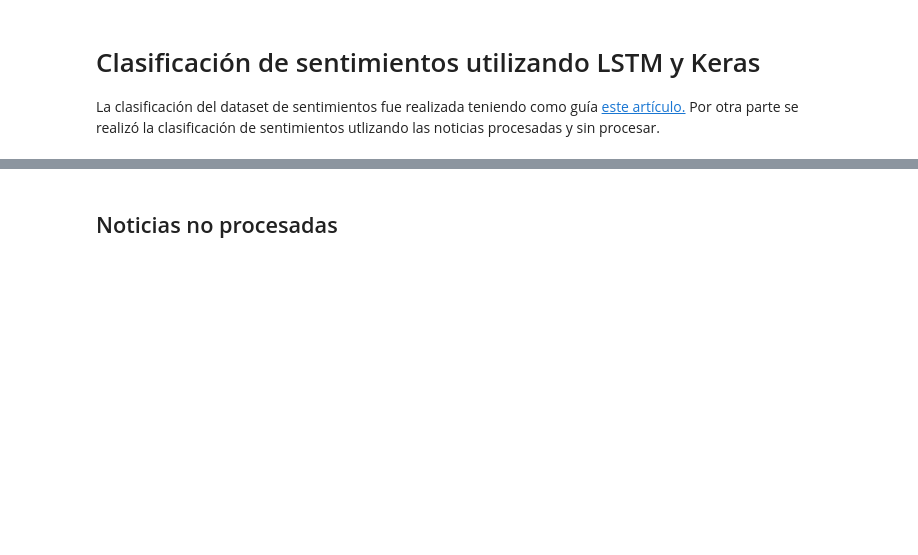
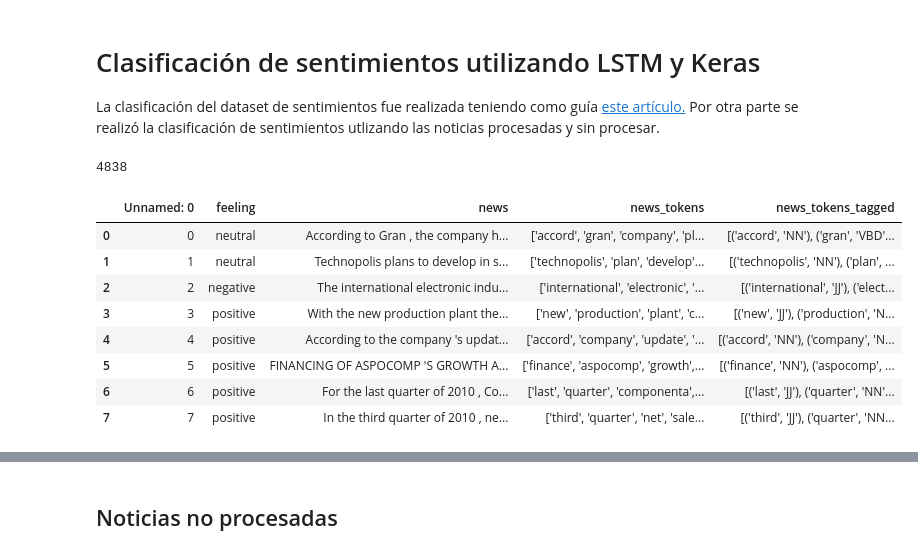
Before and after one commit to Mentoria-Financiera-DiploDatos/Entrega4, a Jupyter notebook: sent_keras/4_2_sentiment_classification_keras_v3.ipynb, the cells around one changed output, grey strips where cells are left out. Cells and saved outputs as stored; diff of their text form; code cells hidden in the pictures; blank space fills up the shorter version.

```diff
--- a/sent_keras/4_2_sentiment_classification_keras_v3.ipynb
+++ b/sent_keras/4_2_sentiment_classification_keras_v3.ipynb
@@ -2,3 +2,20 @@
 # Clasificación de sentimientos utilizando LSTM y Keras
 
 La clasificación del dataset de sentimientos fue realizada teniendo como guía [este artículo.](https://medium.datadriveninvestor.com/deep-learning-lstm-for-sentiment-analysis-in-tensorflow-with-keras-api-92e62cde7626) Por otra parte se realizó la clasificación de sentimientos utlizando las noticias procesadas y sin procesar.
+# %%
+import pandas as pd
+import numpy as np
+df = pd.read_csv("https://raw.githubusercontent.com/Mentoria-Financiera-DiploDatos/Entrega3/master/sentimientos/data/feeling_procesado.csv")
+print(df.news.size)
+df.head(8)
+# %% [output]
+4838
+|  | Unnamed: 0 | feeling | news | news_tokens | news_tokens_tagged |
+| 0 | 0 | neutral | According to Gran , the company h... | ['accord', 'gran', 'company', 'pl... | [('accord', 'NN'), ('gran', 'VBD'... |
+| 1 | 1 | neutral | Technopolis plans to develop in s... | ['technopolis', 'plan', 'develop'... | [('technopolis', 'NN'), ('plan', ... |
+| 2 | 2 | negative | The international electronic indu... | ['international', 'electronic', '... | [('international', 'JJ'), ('elect... |
+| 3 | 3 | positive | With the new production plant the... | ['new', 'production', 'plant', 'c... | [('new', 'JJ'), ('production', 'N... |
+| 4 | 4 | positive | According to the company 's updat... | ['accord', 'company', 'update', '... | [('accord', 'NN'), ('company', 'N... |
+| 5 | 5 | positive | FINANCING OF ASPOCOMP 'S GROWTH A... | ['finance', 'aspocomp', 'growth',... | [('finance', 'NN'), ('aspocomp', ... |
+| 6 | 6 | positive | For the last quarter of 2010 , Co... | ['last', 'quarter', 'componenta',... | [('last', 'JJ'), ('quarter', 'NN'... |
+| 7 | 7 | positive | In the third quarter of 2010 , ne... | ['third', 'quarter', 'net', 'sale... | [('third', 'JJ'), ('quarter', 'NN... |
```
Also changed, not shown: parts of 53 cells of this notebook.
